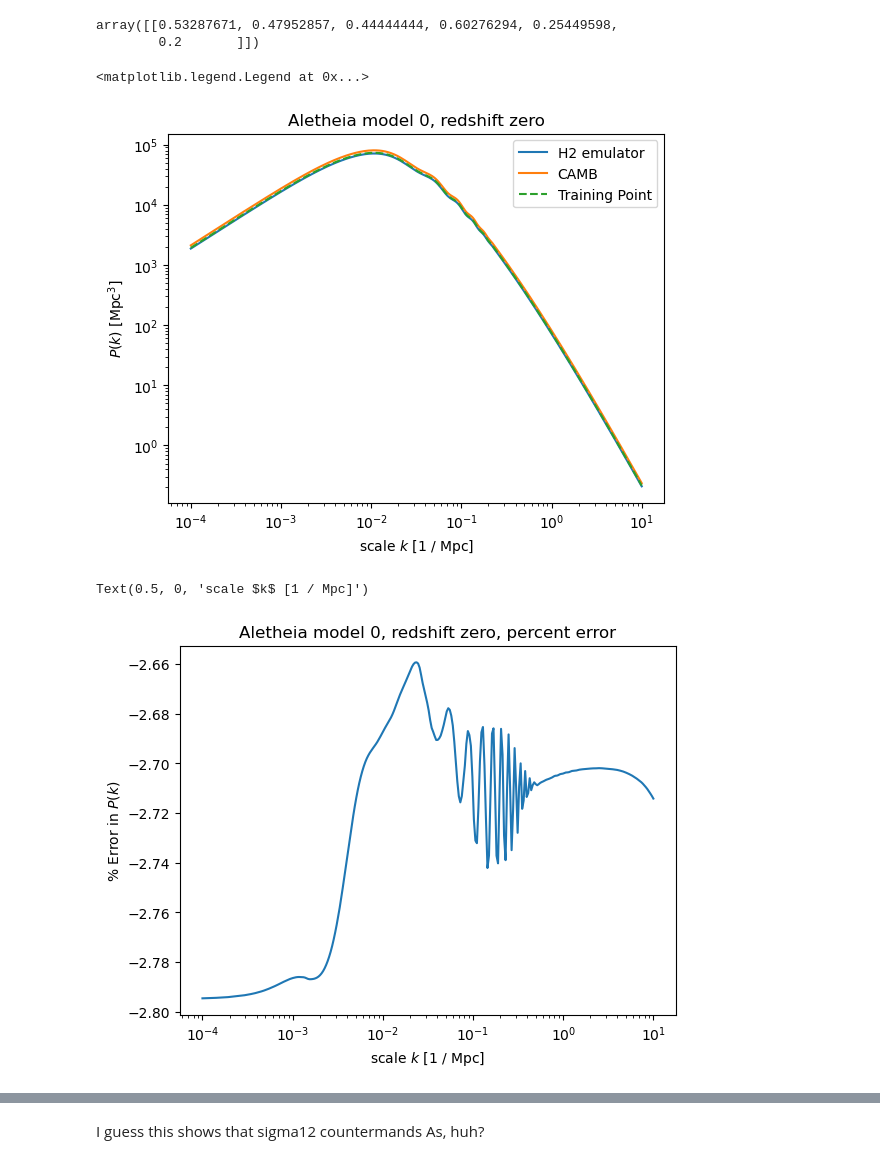
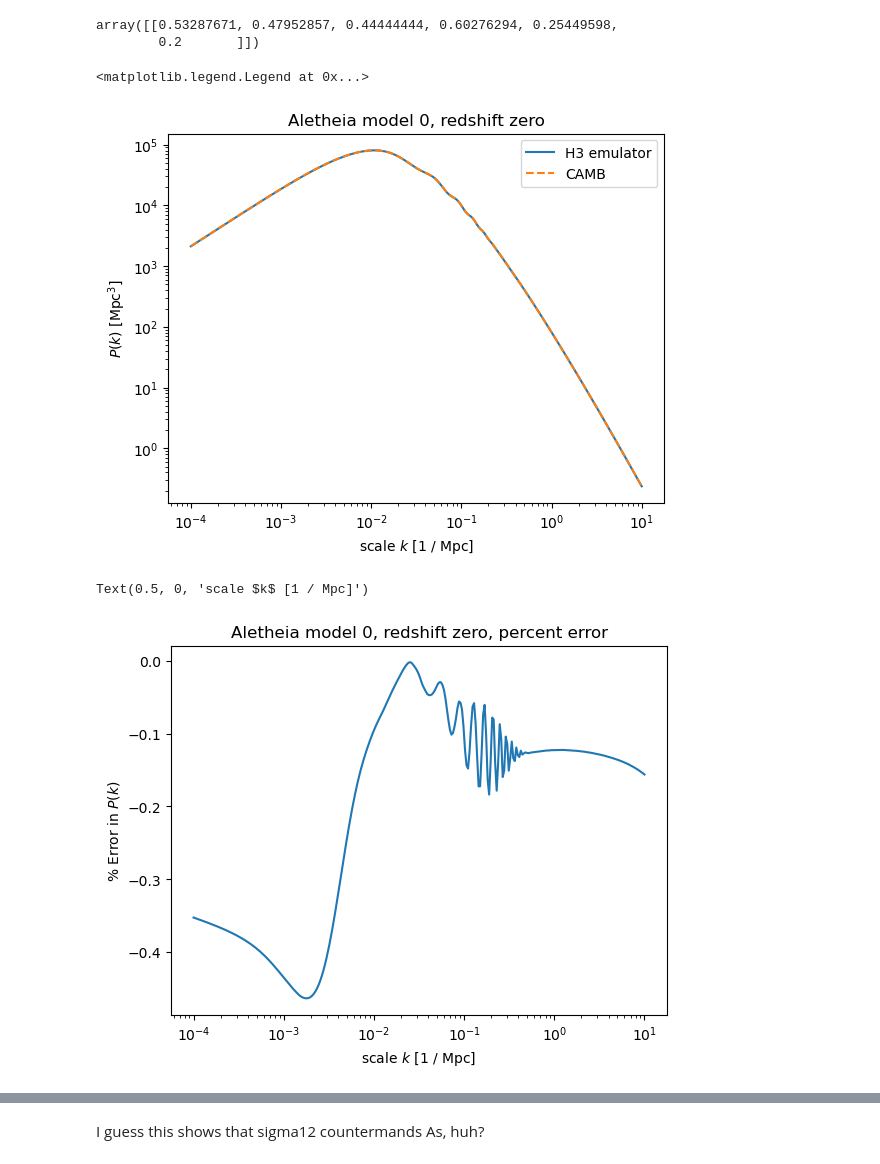
Before and after one commit to 3276908917/Master, a Jupyter notebook: CAMB_notebooks/emulator/H_massive_emulator.ipynb, the cells around one changed output, grey strips where cells are left out. Drawn from its saved outputs; the diff is of its cells as text; code cells hidden in the pictures.

```diff
--- a/CAMB_notebooks/emulator/H_massive_emulator.ipynb
+++ b/CAMB_notebooks/emulator/H_massive_emulator.ipynb
@@ -15,14 +15,14 @@ pb.ion()
 
 file_base = ""
 # %%
-assert False, "you should give this emulator a new name instead of over-writing"
-emu_vlabel = "H2"
+#assert False, "you should give this emulator a new name instead of over-writing"
+emu_vlabel = "H3"
 # %%
 # X_raw = np.load("hc_G6_pred_r1.npy", allow_pickle=True)
 # Y_raw = np.load("samples_G6_pred_r1.npy", allow_pickle=True)
 
-X_raw = np.load("hc_backup_i299_H2_pred.npy", allow_pickle=True)
-Y_raw = np.load("samples_backup_i299_H2_pred.npy", allow_pickle=True)
+X_raw = np.load("hc_backup_i99_H2_train.npy", allow_pickle=True)
+Y_raw = np.load("samples_backup_i99_H2_train.npy", allow_pickle=True)
 # %%
 scales = np.load("standard_k.npy", allow_pickle=True)
 # %%
@@ -191,30 +211,30 @@ array([[0.53287671, 0.47952857, 0.44444444, 0.60276294, 0.25449598,
         0.2       ]])
 # %%
 # guess, uncertainties = m.predict(xtransform(x))
-guess, uncertainties = m.predict(xtransform(x))
+guess, uncertainties = m.predict(xtransform(x_sigma12_2))
 # %%
 pb.plot(scales, inverse_ytransform(guess[0]),
     label=emu_vlabel + " emulator")
-pb.loglog(scales, p_m0truth, label="CAMB")
-pb.loglog(scales, p_m0truth2, label="Training Point", linestyle='dashed')
+pb.loglog(scales, p_m0truth, label="CAMB", linestyle='dashed')
+#pb.loglog(scales, p_m0truth2, label="Training Point", linestyle='dashed')
 pb.title("Aletheia model 0, redshift zero")
 pb.ylabel('$P(k)$ [Mpc$^3$]')
 pb.xlabel('scale $k$ [1 / Mpc]')
 pb.legend()
 # %% [output]
 <matplotlib.legend.Legend at 0x...>
-[figure, old version]
+[figure, new version]
 # %%
 pb.plot(scales,
-    (inverse_ytransform(guess[0]) - p_m0truth2) / p_m0truth2 * 100)
+    (inverse_ytransform(guess[0]) - p_m0truth) / p_m0truth * 100)
 pb.xscale('log')
 pb.title("Aletheia model 0, redshift zero, percent error")
 pb.ylabel('% Error in $P(k)$')
 pb.xlabel('scale $k$ [1 / Mpc]')
 # pb.savefig("../../plots/emulator/performance/massive_m0_G5.png")
 # %% [output]
 Text(0.5, 0, 'scale $k$ [1 / Mpc]')
-[figure, old version]
+[figure, new version]
 # %%
 # Remember that the structure of an hc entry is
 # omb, omc, ns, s12, omnu, As
```
Also changed, not shown: parts of 7 cells of this notebook, 3 other files.
